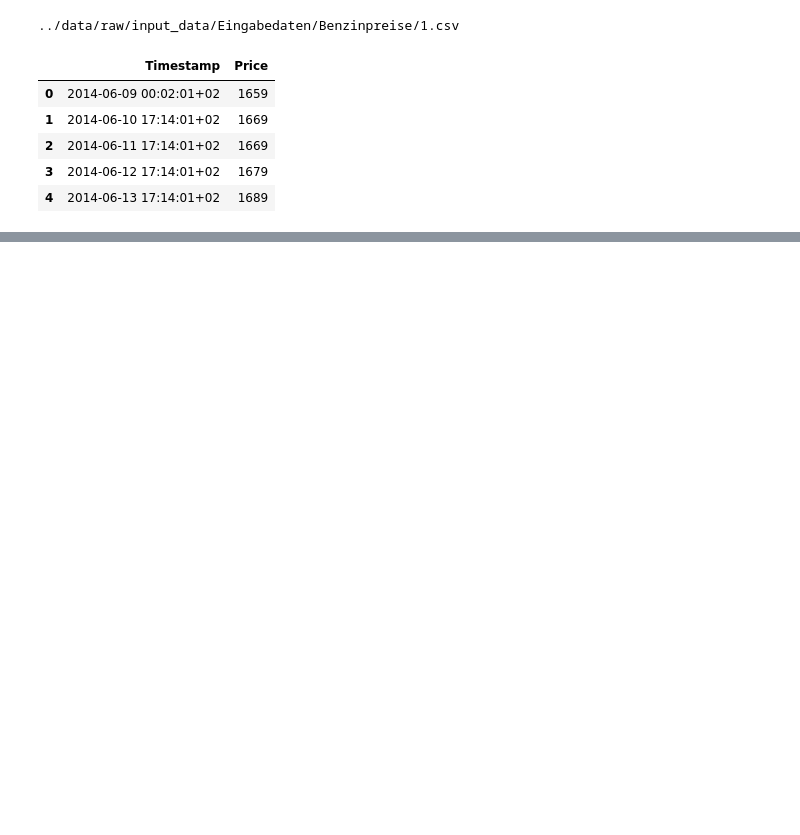
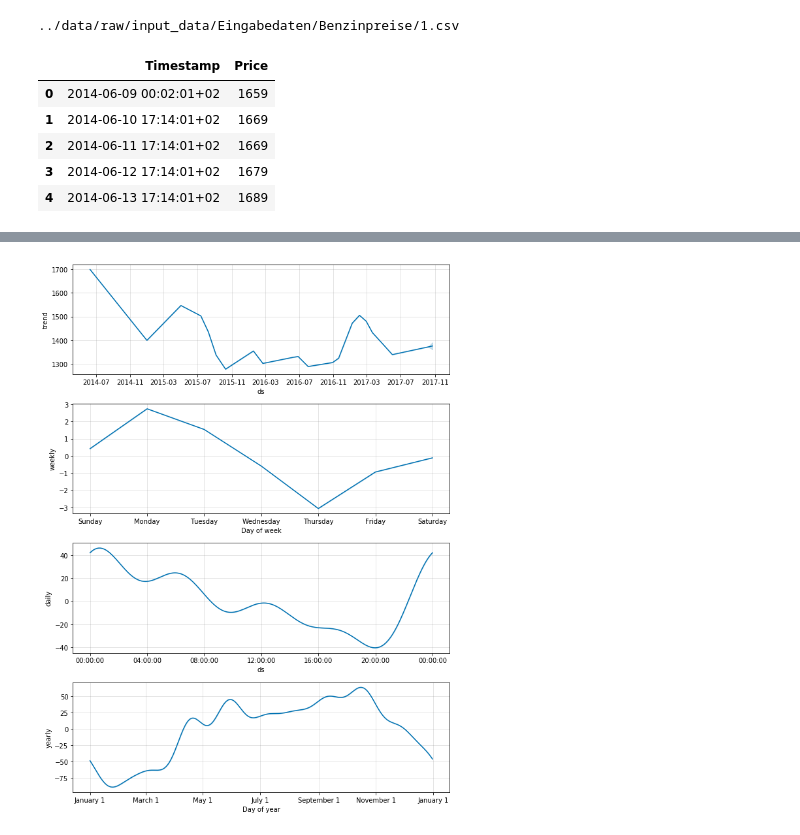
Before and after one commit to WGierke/informatiCup2018, a Jupyter notebook: notebooks/1.0-wg-data-exploration.ipynb, the cells around one changed output, grey strips where cells are left out. Drawn from its saved outputs; the diff is of its cells as text; code cells hidden in the pictures; blank space fills up the shorter version.

```diff
--- a/notebooks/1.0-wg-data-exploration.ipynb
+++ b/notebooks/1.0-wg-data-exploration.ipynb
@@ -27,0 +66,4 @@ iplot([{"x": [get_datetime_from_string(str(x)) for x in df.Timestamp], "y": df.P
+# %%
+m.plot_components(forecast);
+# %% [output]
+[figure, added]
```
Also changed, not shown: parts of 6 cells of this notebook, 1 other file.
